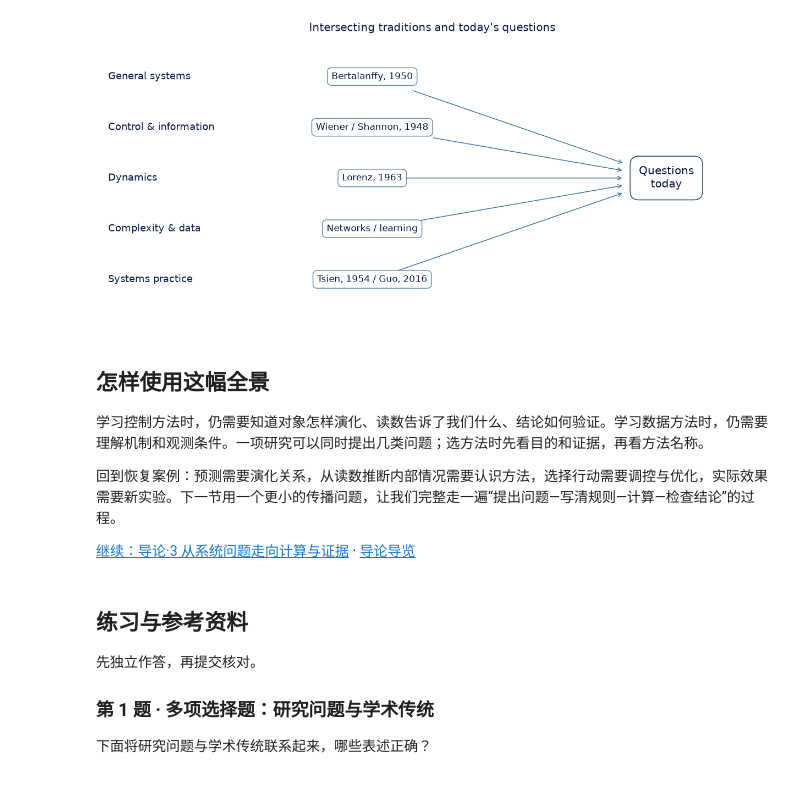
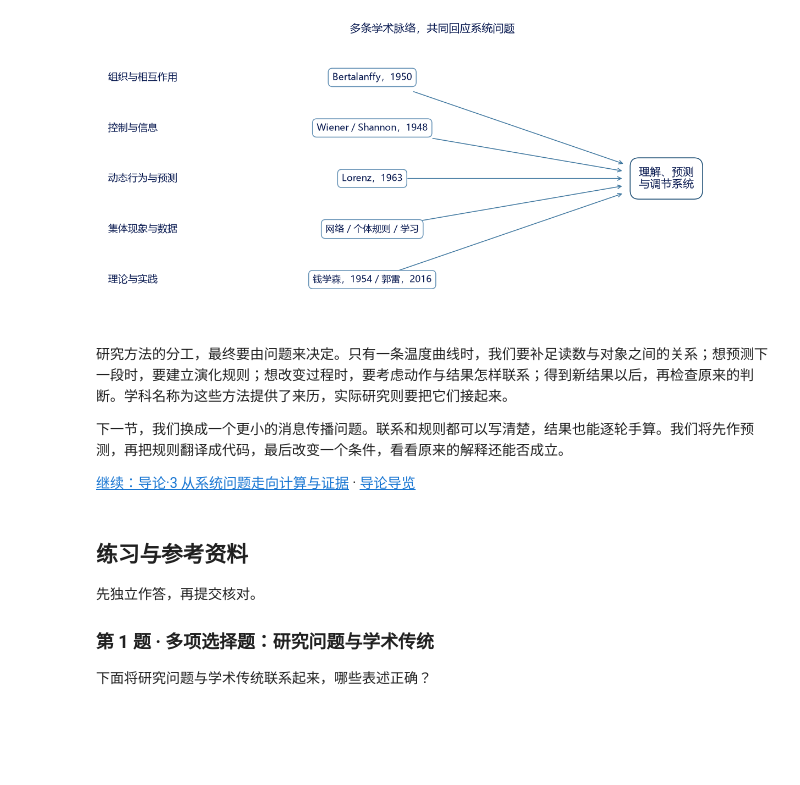
Before and after one commit to xuxu-wei/dive-2-systems-science, a Jupyter notebook: notebooks/00-导论/02-系统科学关心什么如何发展.ipynb, the cells around one changed output. Cells and saved outputs as stored; diff of their text form; code cells hidden in the pictures; blank space fills up the shorter version.

```diff
--- a/notebooks/00-导论/02-系统科学关心什么如何发展.ipynb
+++ b/notebooks/00-导论/02-系统科学关心什么如何发展.ipynb
@@ -58,40 +66,40 @@ notebook_service_ready()
 # %%
 import matplotlib.pyplot as plt
 from systems_science import plot_style
 
 plot_style()
+plt.rcParams['font.sans-serif'] = ['Microsoft YaHei', 'SimHei', 'Noto Sans CJK SC', 'DejaVu Sans']
+plt.rcParams['axes.unicode_minus'] = False
 fig, ax = plt.subplots(figsize=(11, 5))
 ax.set(xlim=(0, 11), ylim=(-0.4, 5.1))
 ax.axis('off')
 rows = [
-    ('General systems', 'Bertalanffy, 1950', 4.4),
-    ('Control & information', 'Wiener / Shannon, 1948', 3.4),
-    ('Dynamics', 'Lorenz, 1963', 2.4),
-    ('Complexity & data', 'Networks / learning', 1.4),
-    ('Systems practice', 'Tsien, 1954 / Guo, 2016', 0.4),
+    ('组织与相互作用', 'Bertalanffy，1950', 4.4),
+    ('控制与信息', 'Wiener / Shannon，1948', 3.4),
+    ('动态行为与预测', 'Lorenz，1963', 2.4),
+    ('集体现象与数据', '网络 / 个体规则 / 学习', 1.4),
+    ('理论与实践', '钱学森，1954 / 郭雷，2016', 0.4),
 ]
-destination = ax.text(9.4, 2.4, 'Questions\ntoday', ha='center', va='center', fontsize=13, zorder=3,
+destination = ax.text(9.4, 2.4, '理解、预测\n与调节系统', ha='center', va='center', fontsize=13, zorder=3,
         bbox=dict(boxstyle='round,pad=0.8', facecolor='white', edgecolor='#14476f'))
 works = []
 for label, work, y in rows:
     ax.text(0.1, y, label, va='center', fontsize=12)
     works.append(ax.text(4.5, y, work, ha='center', va='center', fontsize=11, zorder=3,
             bbox=dict(boxstyle='round,pad=0.45', facecolor='white', edgecolor='#6491b5')))
 fig.canvas.draw()
 for (_, _, y), work in zip(rows, works):
     ax.annotate('', xy=(9.4, 2.4), xytext=(4.5, y),
                 arrowprops=dict(arrowstyle='->', color='#4078a0', shrinkA=5, shrinkB=5,
                                 patchA=work.get_bbox_patch(), patchB=destination.get_bbox_patch()), zorder=2)
-ax.set_title("Intersecting traditions and today's questions", pad=12)
+ax.set_title('多条学术脉络，共同回应系统问题', pad=12)
 plt.show()
 # %% [output]
-[figure, old version]
+[figure, new version]
 # %% [markdown]
-## 怎样使用这幅全景
+研究方法的分工，最终要由问题来决定。只有一条温度曲线时，我们要补足读数与对象之间的关系；想预测下一段时，要建立演化规则；想改变过程时，要考虑动作与结果怎样联系；得到新结果以后，再检查原来的判断。学科名称为这些方法提供了来历，实际研究则要把它们接起来。
 
-学习控制方法时，仍需要知道对象怎样演化、读数告诉了我们什么、结论如何验证。学习数据方法时，仍需要理解机制和观测条件。一项研究可以同时提出几类问题；选方法时先看目的和证据，再看方法名称。
-
-回到恢复案例：预测需要演化关系，从读数推断内部情况需要认识方法，选择行动需要调控与优化，实际效果需要新实验。下一节用一个更小的传播问题，让我们完整走一遍“提出问题—写清规则—计算—检查结论”的过程。
+下一节，我们换成一个更小的消息传播问题。联系和规则都可以写清楚，结果也能逐轮手算。我们将先作预测，再把规则翻译成代码，最后改变一个条件，看看原来的解释还能否成立。
 
 [继续：导论·3 从系统问题走向计算与证据](03-从系统问题走向计算与证据.ipynb) · [导论导览](http://127.0.0.1:8000/introduction/)
 # %% [markdown]
```
Also changed, not shown: parts of 6 cells of this notebook, 28 other files.
